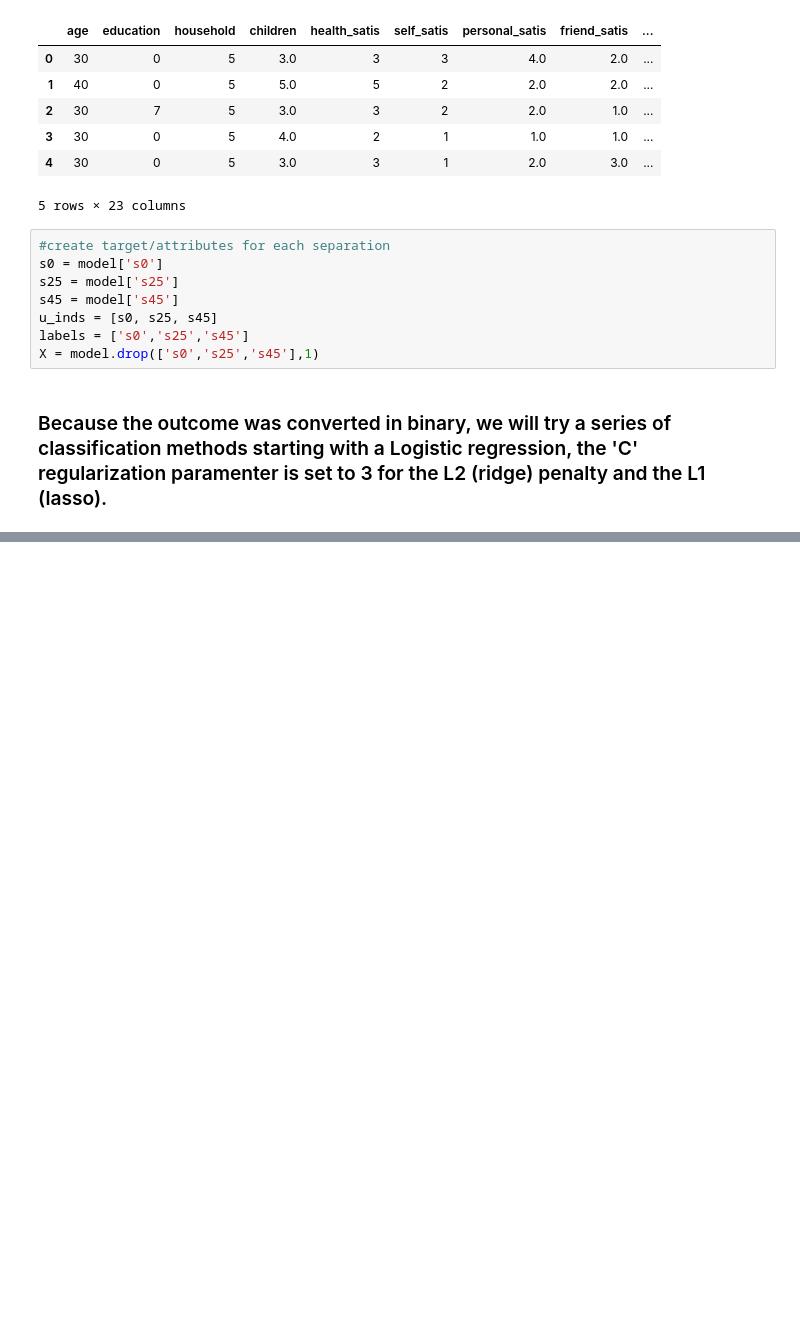
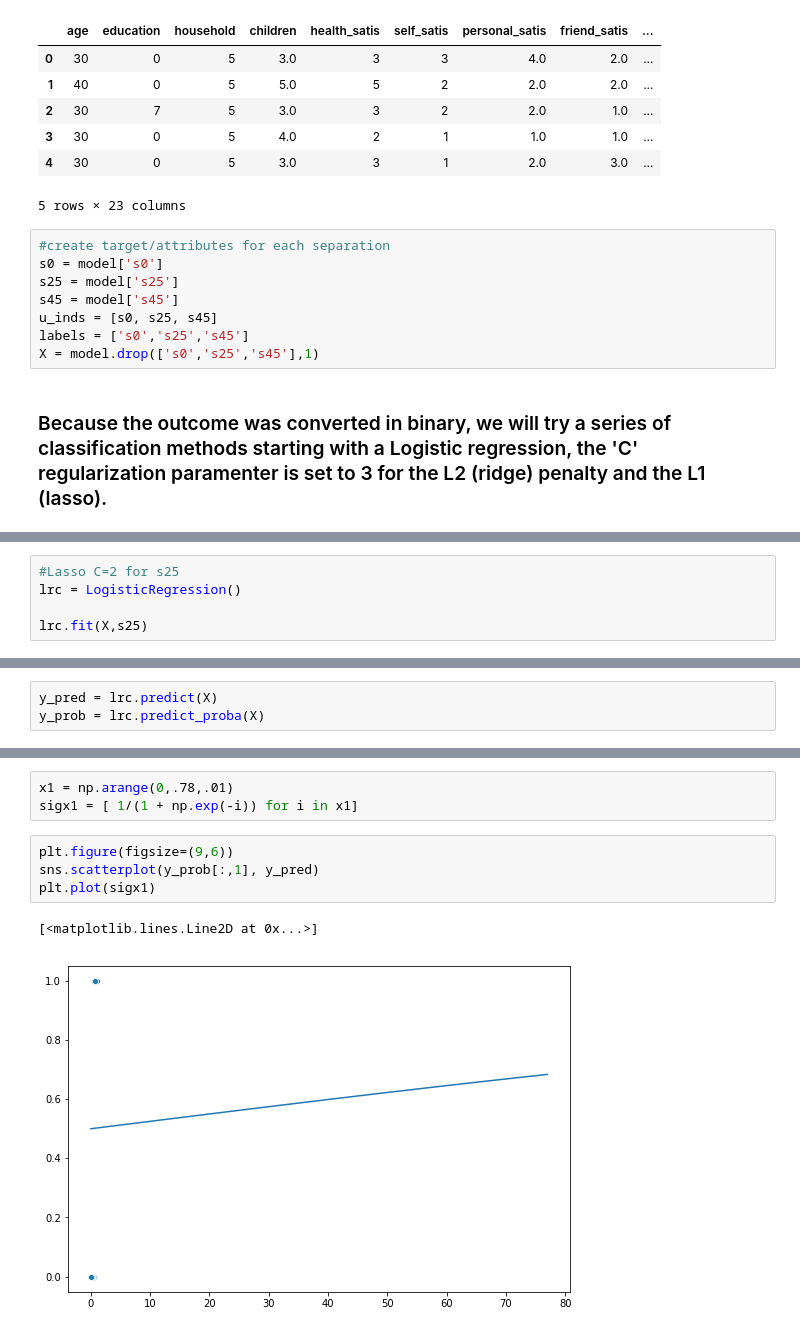
Before and after one commit to AnthonyGachuru/wellbeing, a Jupyter notebook: wellbeing.ipynb, the cells around one changed output, grey strips where cells are left out. Cells and saved outputs as stored; diff of their text form; blank space fills up the shorter version.

```diff
--- a/wellbeing.ipynb
+++ b/wellbeing.ipynb
@@ -492,0 +490,5 @@ weighted avg       0.99      0.99      0.99        78
+# %%
+#Lasso C=2 for s25
+lrc = LogisticRegression()
+
+lrc.fit(X,s25)
@@ -492,0 +500,3 @@ weighted avg       0.99      0.99      0.99        78
+# %%
+y_pred = lrc.predict(X)
+y_prob = lrc.predict_proba(X)
@@ -492,0 +543,10 @@ weighted avg       0.99      0.99      0.99        78
+# %%
+x1 = np.arange(0,.78,.01)
+sigx1 = [ 1/(1 + np.exp(-i)) for i in x1]
+# %%
+plt.figure(figsize=(9,6))
+sns.scatterplot(y_prob[:,1], y_pred)
+plt.plot(sigx1)
+# %% [output]
+[<matplotlib.lines.Line2D at 0x...>]
+[figure, added]
```
Also changed, not shown: parts of 14 cells of this notebook.
